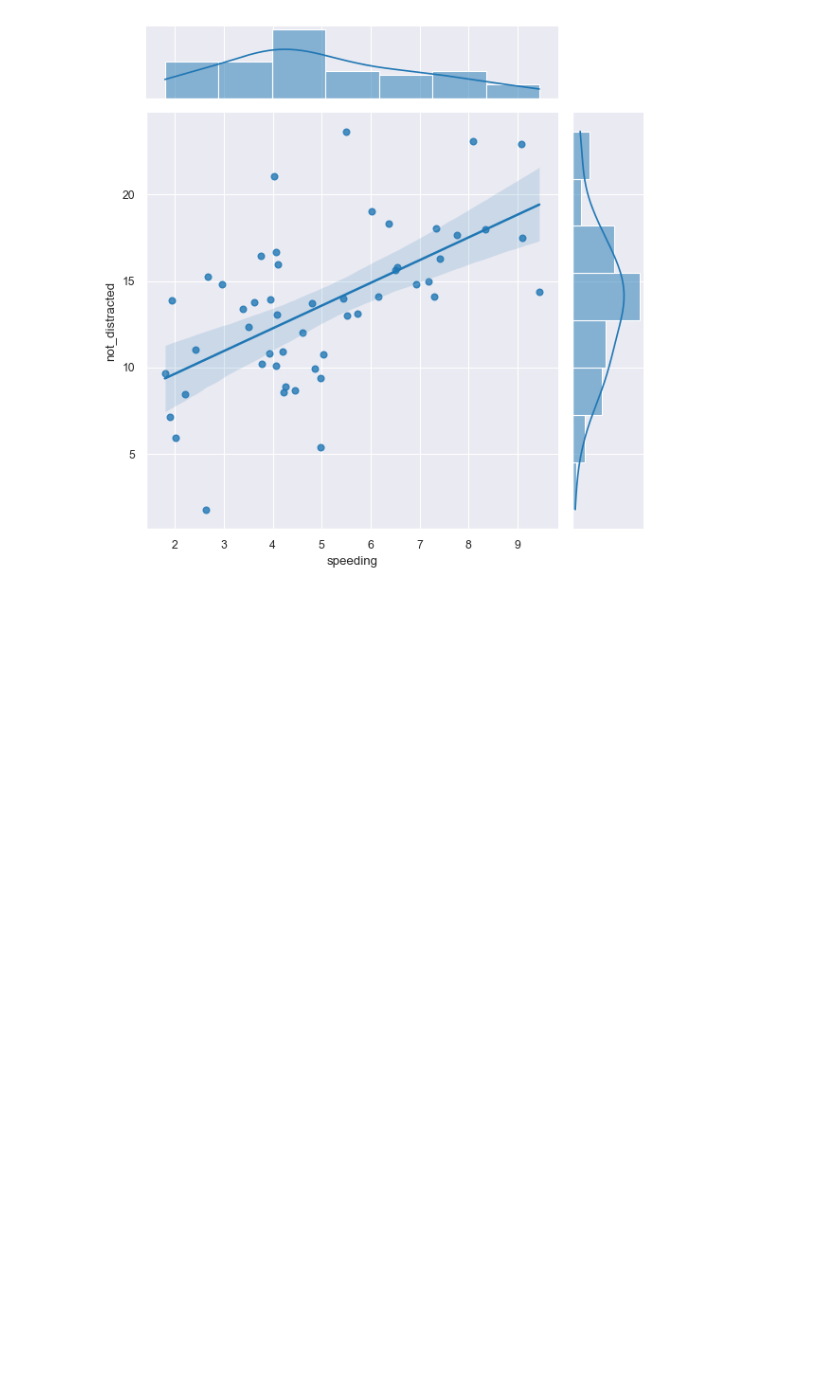
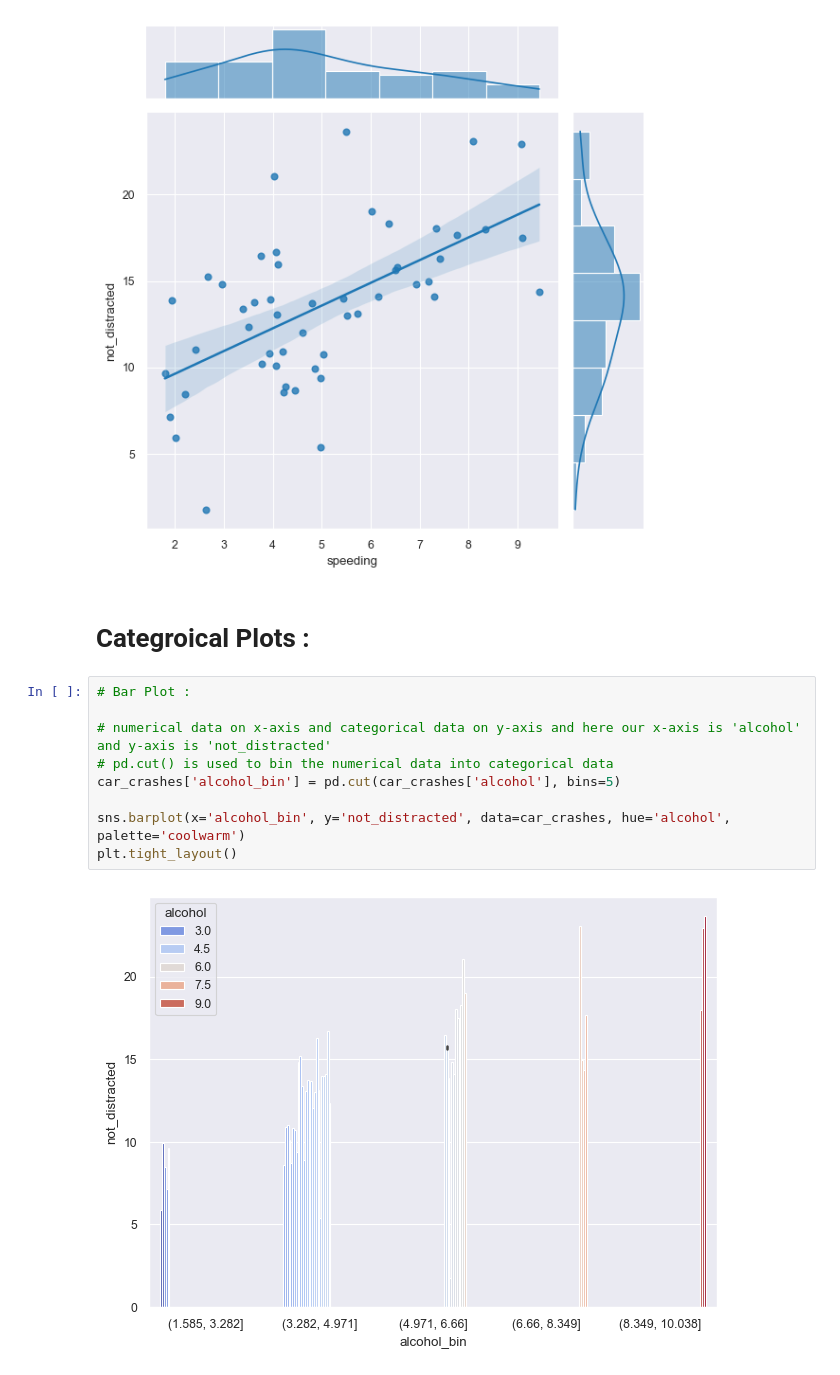
Before and after one commit to Nevin100/Data-Visualization-with-Seaborn, a Jupyter notebook: seaborn.ipynb, the cells around one changed output. Drawn from its saved outputs; the diff is of its cells as text; blank space fills up the shorter version.

Commit message:
Revising Bar Plot in Seaborn

```diff
--- a/seaborn.ipynb
+++ b/seaborn.ipynb
@@ -107,3 +107,16 @@ sns.jointplot(x='speeding',y='not_distracted', data=car_crashes, kind='reg')
 <seaborn.axisgrid.JointGrid at 0x...>
 <Figure size 1000x600 with 0 Axes>
 [figure]
+# %% [markdown]
+# Categroical Plots :
+# %%
+# Bar Plot :
+
+# numerical data on x-axis and categorical data on y-axis and here our x-axis is 'alcohol' and y-axis is 'not_distracted'
+# pd.cut() is used to bin the numerical data into categorical data
+car_crashes['alcohol_bin'] = pd.cut(car_crashes['alcohol'], bins=5)
+
+sns.barplot(x='alcohol_bin', y='not_distracted', data=car_crashes, hue='alcohol', palette='coolwarm')
+plt.tight_layout()
+# %% [output]
+[figure, added]
```
